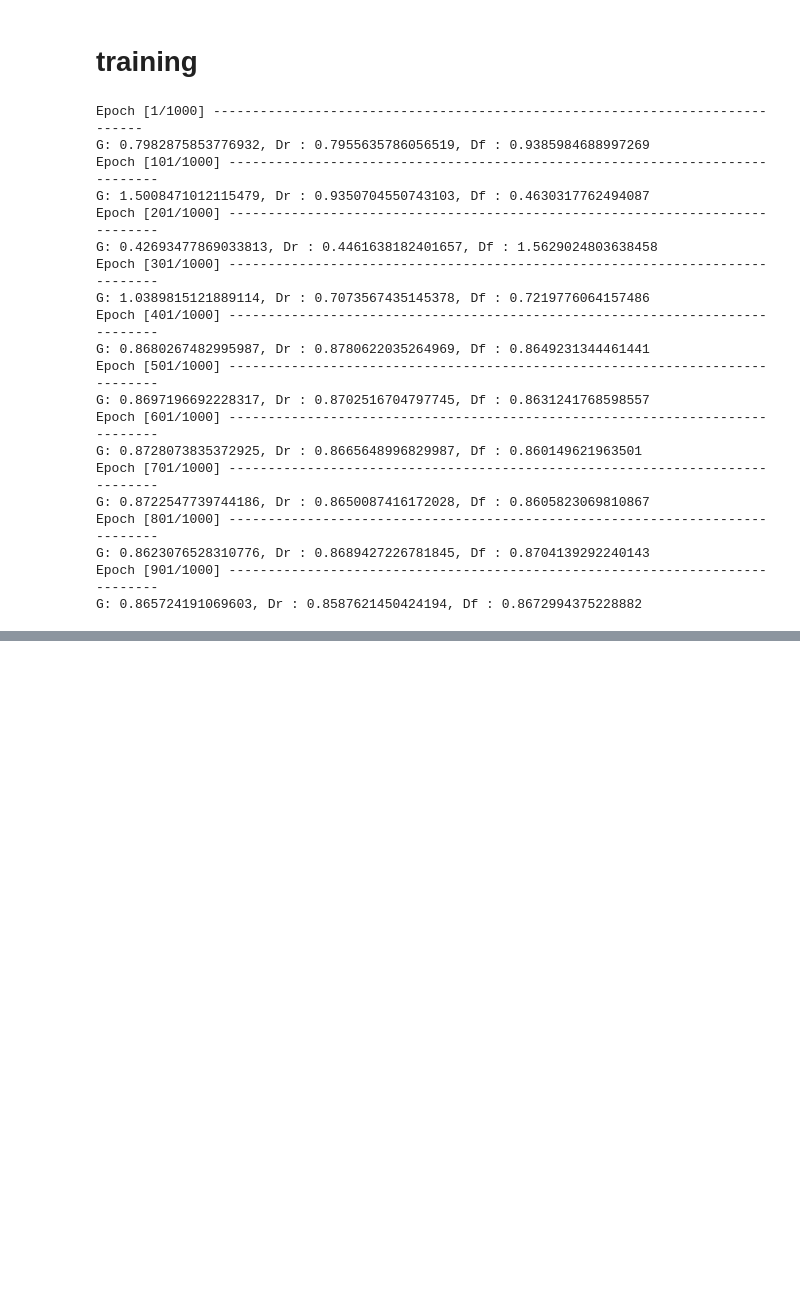
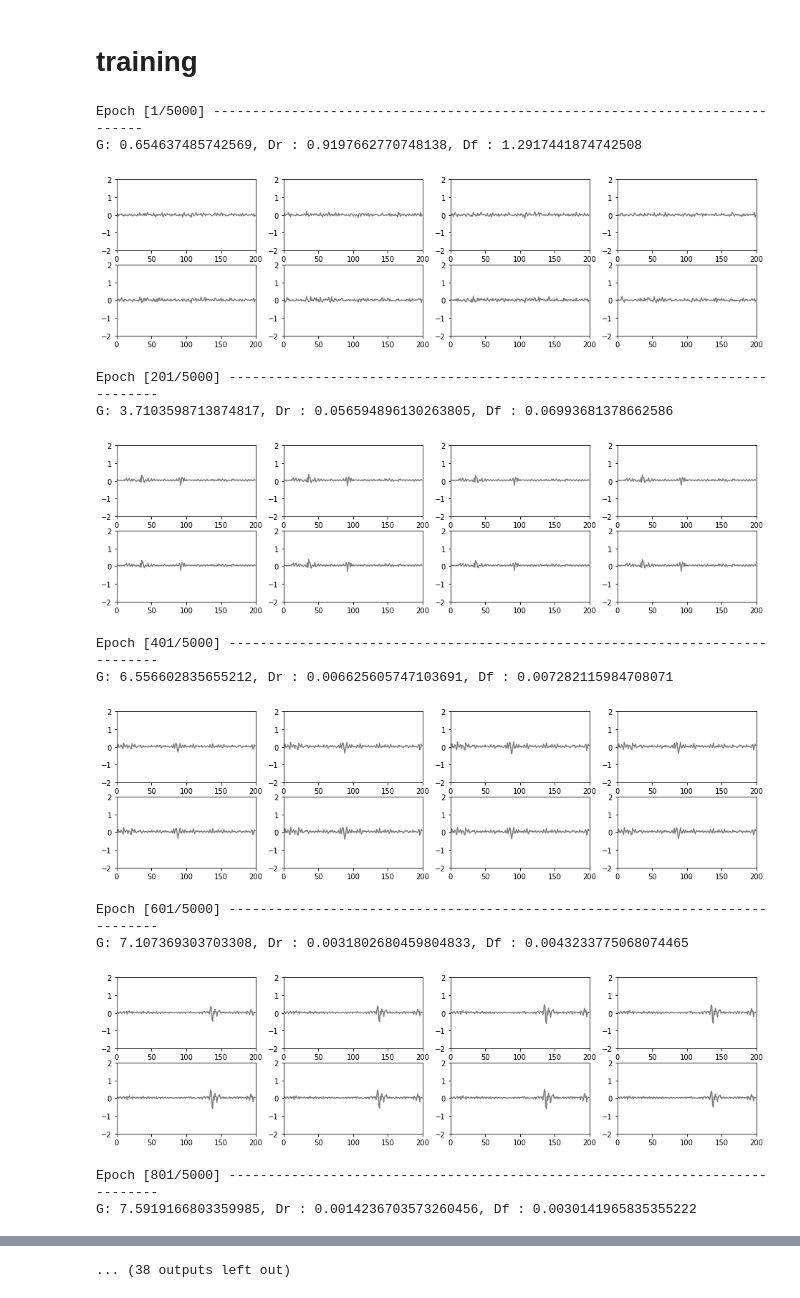
Before and after one commit to AmedeeRoy/BirdGAN, a Jupyter notebook: code/basicGAN/GAN_cnn_binary.ipynb, the cells around one changed output, grey strips where cells are left out. Cells and saved outputs as stored; diff of their text form; code cells hidden in the pictures; blank space fills up the shorter version.

```diff
--- a/code/basicGAN/GAN_cnn_binary.ipynb
+++ b/code/basicGAN/GAN_cnn_binary.ipynb
@@ -105,15 +104,15 @@ class CNNGenerator(nn.Module):
 
 
         self.cnn = nn.Sequential(
-            nn.ConvTranspose1d(32, 16, kernel_size = 4, stride = 2, padding = 0, bias = False),
+            nn.ConvTranspose1d(32, 16, kernel_size = 50, stride = 1, padding = 0, bias = False),
             nn.BatchNorm1d(16),
             nn.ReLU(True),
 
-            nn.ConvTranspose1d(16, 8, kernel_size = 4, stride = 2, padding = 0, bias = False),
+            nn.ConvTranspose1d(16, 8, kernel_size = 4, stride = 2, padding = 1, bias = False),
             nn.BatchNorm1d(8),
             nn.ReLU(True),
 
-            nn.ConvTranspose1d(8, 1, kernel_size = 6, stride = 2, padding = 0, bias = False),
+            nn.ConvTranspose1d(8, 1, kernel_size = 4, stride = 2, padding = 1, bias = False),
             nn.Tanh()
          )
 
@@ -136,21 +139,21 @@ class CNNDiscriminator(nn.Module):
 
 
         self.cnn = nn.Sequential(
-            nn.Conv1d(1, 8,  kernel_size = 6, stride = 2, padding = 0, bias = False),
+            nn.Conv1d(1, 8,  kernel_size = 4, stride = 2, padding = 1, bias = False),
             nn.BatchNorm1d(8),
             nn.LeakyReLU(0.2, inplace=False),
 
-            nn.Conv1d(8, 16,  kernel_size = 6, stride = 2, padding = 0, bias = False),
+            nn.Conv1d(8, 16,  kernel_size = 4, stride = 2, padding = 1, bias = False),
             nn.BatchNorm1d(16),
             nn.LeakyReLU(0.2, inplace=False),
 
-            nn.Conv1d(16, 1, kernel_size=3, stride=1, padding=0, bias=False),
+            nn.Conv1d(16, 1, kernel_size=50, stride=2, padding=0, bias=False),
             nn.Sigmoid()
         )
 
     def forward(self, x):
 
-        out = self.cnn(x.view((batch_size, 1, 24)))
+        out = self.cnn(x.view((batch_size, 1, 200)))
         return out.squeeze(1)
 # %%
 dis = CNNDiscriminator()
@@ -190,6 +162,0 @@ class LSTMGenerator(nn.Module):
-# %%
-gen = LSTMGenerator()
-z = torch.rand((batch_size, 24, 1)) # (batch, features, len)
-
-out = gen(z)
-out.shape
@@ -255,10 +179,8 @@ def weights_init(m):
 # %%
 device = torch.device("cuda" if torch.cuda.is_available() else "cpu")
 
-# generator = CNNGenerator().to(device)
-generator = LSTMGenerator().to(device)
-# discriminator = CNNDiscriminator().to(device)
-discriminator = LSTMDiscriminator().to(device)
+generator = CNNGenerator().to(device)
+discriminator = CNNDiscriminator().to(device)
 
 
 # ### WEIGHT INITIALIZATION
@@ -275,7 +197,7 @@ target_ones = torch.ones((batch_size, 1), device=device)
 target_zeros = torch.zeros((batch_size, 1), device=device)
 # %%
 # Train the model
-nb_epoch = 1000
+nb_epoch = 5000
 
 for epoch in range(nb_epoch):
     i = 0
@@ -298,55 +220,60 @@ for epoch in range(nb_epoch):
         loss_real = criterion(pred_real, target_ones)
 
         ## false samples
-        z = torch.rand((batch_size, 24, 1), device=device)
+        z = torch.rand((batch_size, 32, 1), device=device)
         with torch.no_grad():
             fake_samples = generator(z)
         pred_fake = discriminator(fake_samples)
         loss_fake = criterion(pred_fake, target_zeros)
 
         # combine
         loss = (loss_real + loss_fake) / 2
         loss.backward()
         optim_d.step()
 
         loss_d_real_running += loss_real.item()
         loss_d_fake_running += loss_fake.item()
 
         #### TRAIN GENERATOR
         generator.zero_grad()
-        z = torch.rand((batch_size, 24, 1), device=device)
+        z = torch.rand((batch_size, 32, 1), device=device)
 
         generated = generator(z)
         classifications = discriminator(generated)
         loss = criterion(classifications, target_ones)
         loss.backward()
         optim_g.step()
 
         loss_g_running += loss.item()
 
-    if epoch%100 == 0:
+    if epoch%200 == 0:
       print('Epoch [{}/{}] -----------------------------------------------------------------------------'
           .format(epoch+1, nb_epoch, i, len(train_loader)))
       print('G: {}, Dr : {}, Df : {}'
           .format(loss_g_running/batch, loss_d_real_running/batch, loss_d_fake_running/batch))
+
+      traj_sim = generated.detach().numpy()
+      plt.figure(figsize = (16,4))
+      for i in range(8):
+        plt.subplot(2,4,i+1)
+        plt.plot(traj_sim[i,0,:], c = 'black', alpha = 0.5)
+        plt.xlim(0,length)
+        plt.ylim(-2,2)
+
+      plt.show()
+      plt.close()
 # %% [output]
-Epoch [1/1000] -----------------------------------------------------------------------------
-G: 0.7982875853776932, Dr : 0.7955635786056519, Df : 0.9385984688997269
-Epoch [101/1000] -----------------------------------------------------------------------------
-G: 1.5008471012115479, Dr : 0.9350704550743103, Df : 0.4630317762494087
-Epoch [201/1000] -----------------------------------------------------------------------------
-G: 0.42693477869033813, Dr : 0.4461638182401657, Df : 1.5629024803638458
-Epoch [301/1000] -----------------------------------------------------------------------------
-G: 1.0389815121889114, Dr : 0.7073567435145378, Df : 0.7219776064157486
-Epoch [401/1000] -----------------------------------------------------------------------------
-G: 0.8680267482995987, Dr : 0.8780622035264969, Df : 0.8649231344461441
-Epoch [501/1000] -----------------------------------------------------------------------------
-G: 0.8697196692228317, Dr : 0.8702516704797745, Df : 0.8631241768598557
-Epoch [601/1000] -----------------------------------------------------------------------------
-G: 0.8728073835372925, Dr : 0.8665648996829987, Df : 0.860149621963501
-Epoch [701/1000] -----------------------------------------------------------------------------
-G: 0.8722547739744186, Dr : 0.8650087416172028, Df : 0.8605823069810867
-Epoch [801/1000] -----------------------------------------------------------------------------
-G: 0.8623076528310776, Dr : 0.8689427226781845, Df : 0.8704139292240143
-Epoch [901/1000] -----------------------------------------------------------------------------
-G: 0.865724191069603, Dr : 0.8587621450424194, Df : 0.8672994375228882
+Epoch [1/5000] -----------------------------------------------------------------------------
+G: 0.654637485742569, Dr : 0.9197662770748138, Df : 1.2917441874742508
+[figure, added]
+Epoch [201/5000] -----------------------------------------------------------------------------
+G: 3.7103598713874817, Dr : 0.056594896130263805, Df : 0.06993681378662586
+[figure, added]
+Epoch [401/5000] -----------------------------------------------------------------------------
+G: 6.556602835655212, Dr : 0.006625605747103691, Df : 0.007282115984708071
+[figure, added]
+Epoch [601/5000] -----------------------------------------------------------------------------
+G: 7.107369303703308, Dr : 0.0031802680459804833, Df : 0.0043233775068074465
+[figure, added]
+Epoch [801/5000] -----------------------------------------------------------------------------
+G: 7.5919166803359985, Dr : 0.0014236703573260456, Df : 0.0030141965835355222
@@ -352,0 +284 @@ G: 0.865724191069603, Dr : 0.8587621450424194, Df : 0.8672994375228882
+... (38 outputs left out)
```
Also changed, not shown: parts of 18 cells of this notebook.
